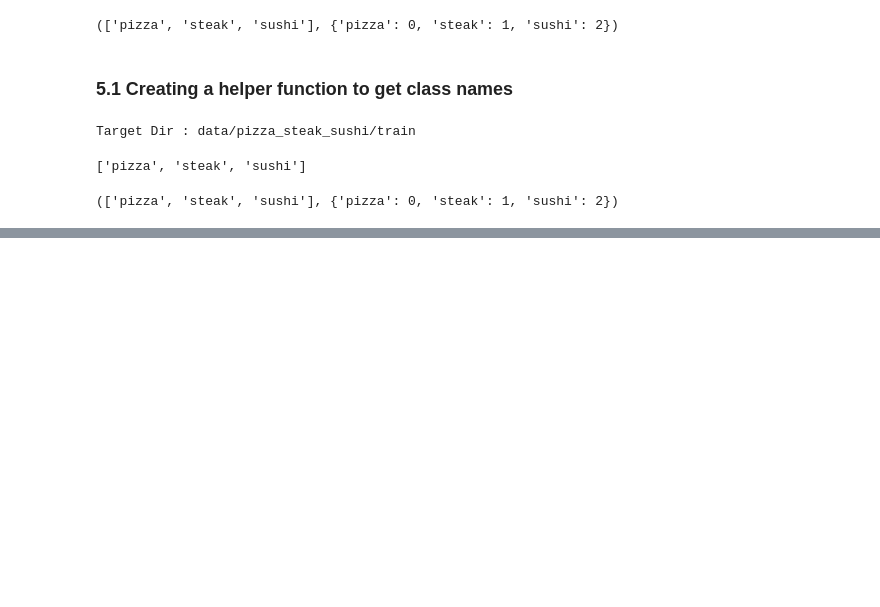
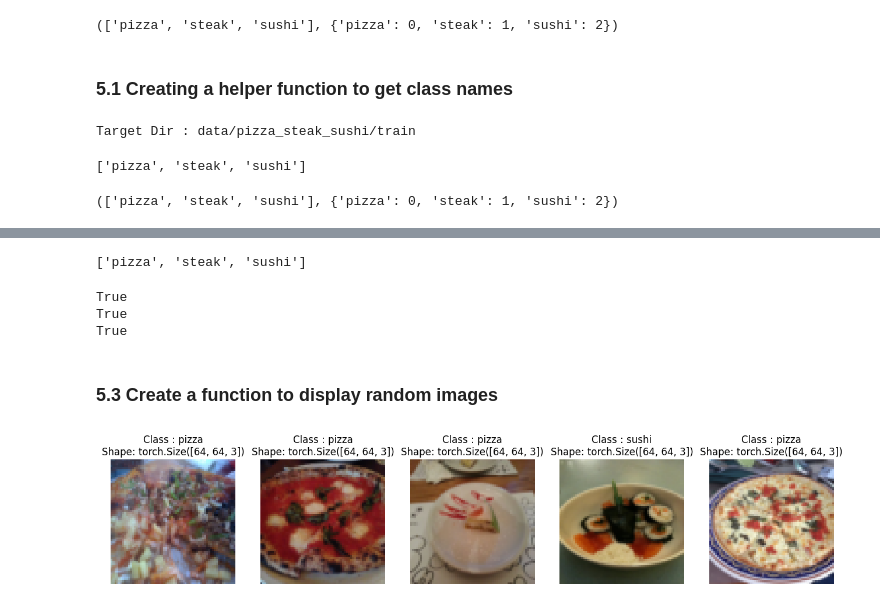
Before and after one commit to Abhimanyu9539/PyTorch, a Jupyter notebook: Custom Data Loader/04_pytorch_custom_datasets.ipynb, the cells around one changed output, grey strips where cells are left out. Cells and saved outputs as stored; diff of their text form; code cells hidden in the pictures; blank space fills up the shorter version.

```diff
--- a/Custom Data Loader/04_pytorch_custom_datasets.ipynb
+++ b/Custom Data Loader/04_pytorch_custom_datasets.ipynb
@@ -367,0 +449,16 @@ find_classes(target_directory)
+# %%
+train_data_custom.classes
+# %% [output]
+['pizza', 'steak', 'sushi']
+# %%
+# Check for equality amongst our custom Dataset and ImageFolder Dataset
+print((len(train_data_custom) == len(train_data)) & (len(test_data_custom) == len(test_data)))
+print(train_data_custom.classes == train_data.classes)
+print(train_data_custom.class_to_idx == train_data.class_to_idx)
+# %% [output]
+True
+True
+True
+# %% [markdown]
+
+### 5.3 Create a function to display random images
@@ -367,0 +507,10 @@ find_classes(target_directory)
+# %%
+# Display random images from ImageFolder created dataset
+display_random_images(
+    train_data,
+    n = 5,
+    classes = class_names,
+    seed = None
+)
+# %% [output]
+[figure, added]
```
Also changed, not shown: parts of 39 cells of this notebook.
